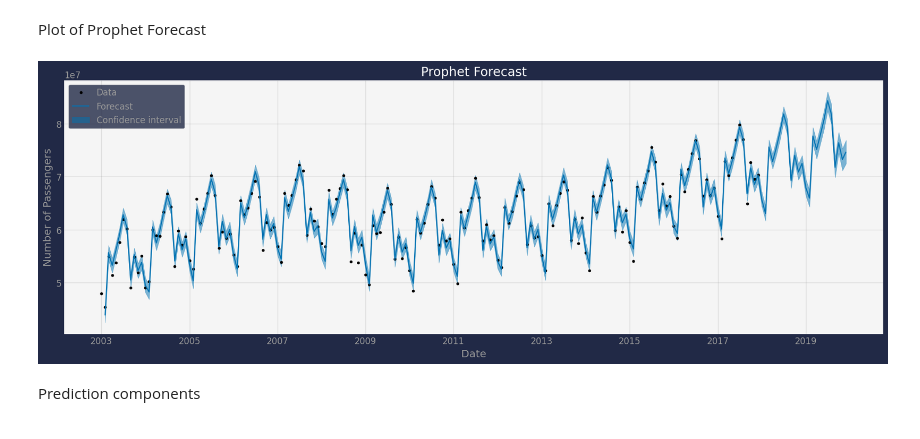
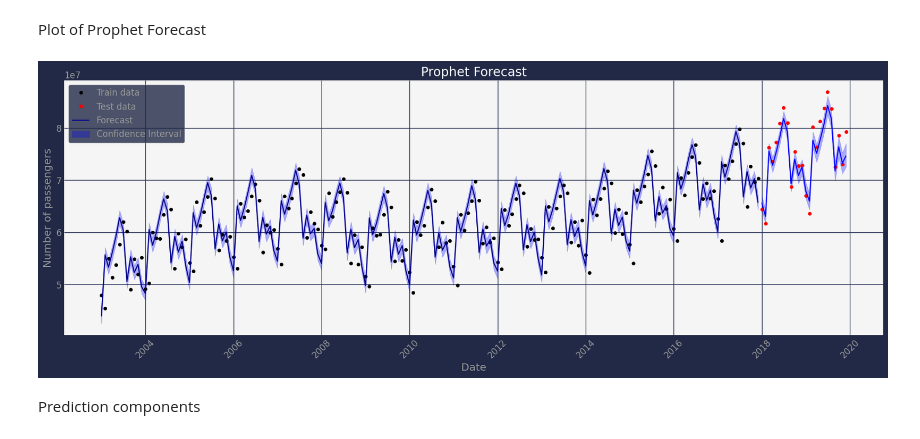
Before and after one commit to juanfran12345/TFG, a Jupyter notebook: notebooks/3. PROPHET SIN COVID.ipynb, the cells around one changed output. Cells and saved outputs as stored; diff of their text form; code cells hidden in the pictures.

Commit message:
Prophet acabado?

```diff
--- a/notebooks/3. PROPHET SIN COVID.ipynb
+++ b/notebooks/3. PROPHET SIN COVID.ipynb
@@ -133,7 +138,8 @@ plt.show()
 # %% [markdown]
 Prophet expects the data to be formatted in a specific way. The model expects a column *ds* containing the dates and a column *y* containing the values we want to model/forecast.
 # %%
-train = train.rename(columns={'Date': 'ds', 'Pax': 'y'})
+train = train.rename(columns={"Date": "ds", "Pax": "y"})
+test = test.rename(columns={"Date": "ds", "Pax": "y"})
 # %%
 model = Prophet()
 
@@ -141,9 +147,14 @@ model = Prophet()
 model.fit(train)
 
 # Generate 24 months (2 years) of future data
-future = model.make_future_dataframe(periods=24, freq='M')
-future['ds'] = future['ds'] + pd.offsets.MonthBegin()
+future = model.make_future_dataframe(periods=24, freq="ME")
+future["ds"] = future["ds"] + pd.offsets.MonthBegin()
 
 # Forecasting
 forecast = model.predict(future)
-forecast
+train[["yhat1", "yhat1_lower", "yhat1_upper"]] = (
+    forecast[["yhat", "yhat_lower", "yhat_upper"]].iloc[:180].values
+)
+test.loc[:, ["yhat1", "yhat1_lower", "yhat1_upper"]] = (
+    forecast[["yhat", "yhat_lower", "yhat_upper"]].iloc[-24:].values
+)
@@ -166,20 +177,37 @@ forecast
 # %% [markdown]
 Plot of Prophet Forecast
 # %%
-fig, ax = plt.subplots(figsize=(18,6))
-plot_components = model.plot(forecast, ax=ax)
+fig, ax = plt.subplots(figsize=(18, 6))
 
-for collection in ax.collections:
-    collection.set_alpha(0.5)
+ax.plot(train["ds"], train["y"], "o", label="Train data", color="black", markersize=4)
+ax.plot(test["ds"], test["y"], "o", label="Test data", color="red", markersize=4)
 
-ax.legend(['Data', 'Forecast', 'Confidence interval'], loc='upper left')
+ax.plot(train["ds"], train["yhat1"], label="Forecast", color="darkblue")
+ax.plot(test["ds"], test["yhat1"], color="blue")
+ax.fill_between(
+    train["ds"], train["yhat1_lower"], train["yhat1_upper"], color="blue", alpha=0.3
+)
+ax.fill_between(
+    test["ds"],
+    test["yhat1_lower"],
+    test["yhat1_upper"],
+    color="blue",
+    alpha=0.3,
+    label="Confidence Interval",
+)
+
 ax.set_facecolor("whitesmoke")
-plt.title('Prophet Forecast', color='white')
-plt.xlabel('Date')
-plt.ylabel('Number of Passengers')
-plt.savefig("../graphics/forecast_plot.png", dpi=300, bbox_inches="tight")
+ax.legend(loc="upper left")
+plt.title("Prophet Forecast", color="white")
+plt.xlabel("Date")
+plt.ylabel("Number of passengers")
+plt.xticks(rotation=45)
+
+plt.savefig(
+    "../graphics/Prophet_sin_covid/forecast_plot.png", dpi=300, bbox_inches="tight"
+)
 plt.show()
 # %% [output]
-[figure, old version]
+[figure, new version]
 # %% [markdown]
 Prediction components
```
Also changed, not shown: parts of 36 cells of this notebook, 3 other files.
